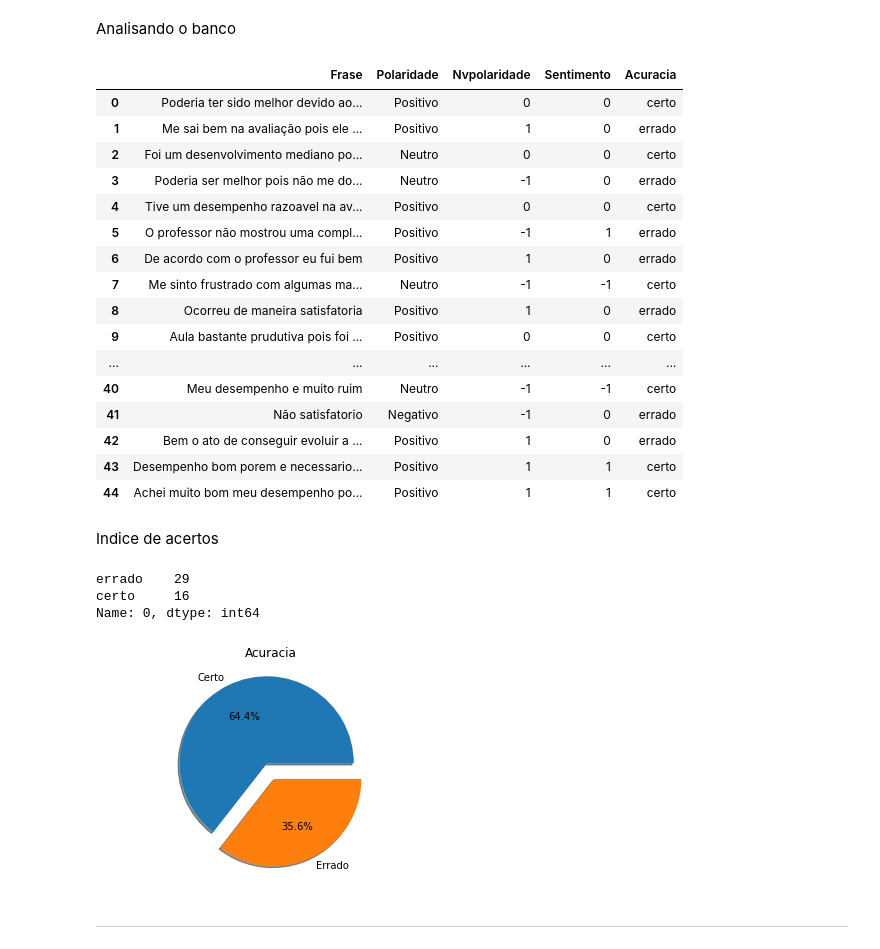
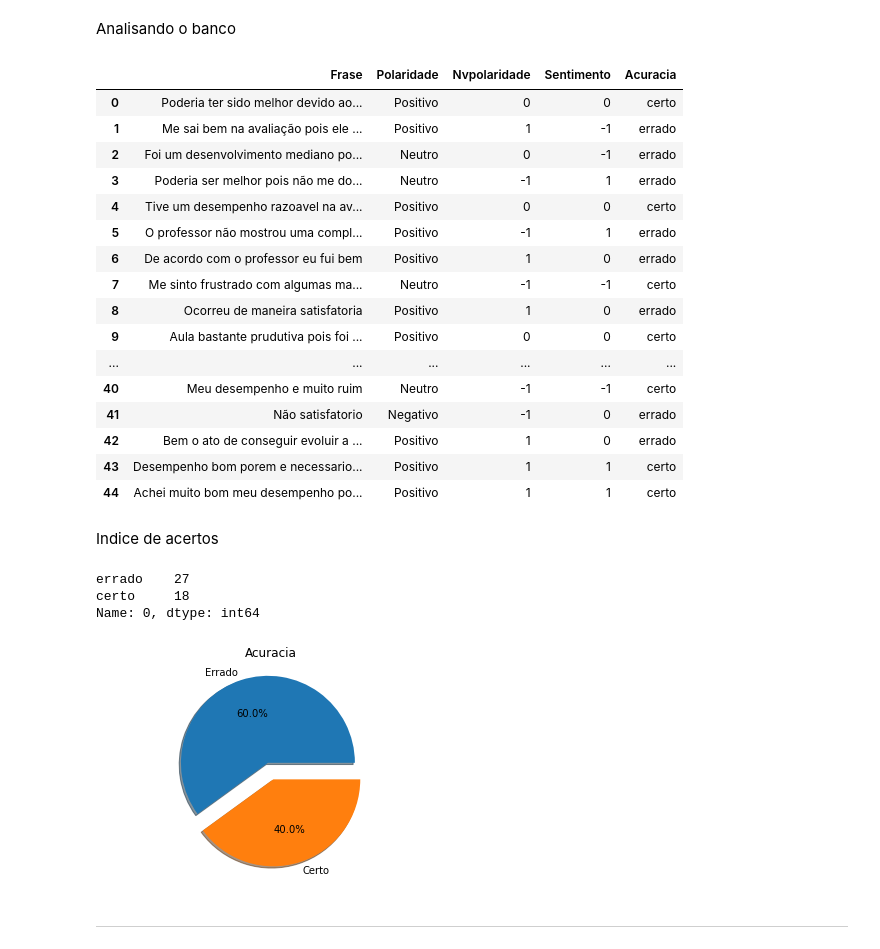
Before and after one commit to DaisonSilas/TCC, a Jupyter notebook: sentilexPT - Inicial.ipynb, the cells around one changed output. Drawn from its saved outputs; the diff is of its cells as text; code cells hidden in the pictures.

```diff
--- a/sentilexPT - Inicial.ipynb
+++ b/sentilexPT - Inicial.ipynb
@@ -8,7 +8,7 @@ import matplotlib.pyplot as plt
 # %% [markdown]
 Importando o Léxico
 # %%
-sentilexpt = open('SentiLex-lem-PT02.txt','r', encoding = 'utf-8')
+sentilexpt = open('SentiLex-lem-PT01.txt','r', encoding = 'utf-8')
 # %% [markdown]
 Iterar sobre o Léxico
 # %%
@@ -17,7 +17,7 @@ for i in sentilexpt.readlines():
     pos_ponto = i.find('.')
     palavra = (i[:pos_ponto])
     pol_pos = i.find('POL')
-    polaridade = (i[pol_pos+7:pol_pos+9]).replace(';',' ')
+    polaridade = (i[pol_pos+4:pol_pos+6]).replace(';',' ')
     dic_palavra_polaridade[palavra] = polaridade
 # %% [markdown]
 Atribuindo valores a cada palavra de acordo com o Sentilex na frase de entrada e retornar o valor final da frase completa atraves do operador somatorio (sum)
@@ -112,9 +112,9 @@ banco
 # %% [output]
 |  | Frase | Polaridade | Nvpolaridade | Sentimento | Acuracia |
 | 0 | Poderia ter sido melhor devido ao... | Positivo | 0 | 0 | certo |
-| 1 | Me sai bem na avaliação pois ele ... | Positivo | 1 | 0 | errado |
-| 2 | Foi um desenvolvimento mediano po... | Neutro | 0 | 0 | certo |
-| 3 | Poderia ser melhor pois não me do... | Neutro | -1 | 0 | errado |
+| 1 | Me sai bem na avaliação pois ele ... | Positivo | 1 | -1 | errado |
+| 2 | Foi um desenvolvimento mediano po... | Neutro | 0 | -1 | errado |
+| 3 | Poderia ser melhor pois não me do... | Neutro | -1 | 1 | errado |
 | 4 | Tive um desempenho razoavel na av... | Positivo | 0 | 0 | certo |
 | 5 | O professor não mostrou uma compl... | Positivo | -1 | 1 | errado |
 | 6 | De acordo com o professor eu fui bem | Positivo | 1 | 0 | errado |
@@ -132,19 +132,19 @@ Indice de acertos
 # %%
 acuracia[0].value_counts()
 # %% [output]
-errado    29
-certo     16
+errado    27
+certo     18
 Name: 0, dtype: int64
 # %%
 x = acuracia[0].value_counts()
-labels_list = ['Certo', 'Errado']
+labels_list = ['Errado', 'Certo']
 plt.axis('equal')
 ex=(0.1,0.1)
 plt.pie(x, labels=labels_list, autopct='%1.1f%%', explode=ex, shadow=True)
 plt.title('Acuracia')
 plt.show()
 # %% [output]
-[figure, old version]
+[figure, new version]
 # %% [markdown]
 _______________________________________________________________________________________________________________________________
 # %% [markdown]
```
Also changed, not shown: parts of 3 cells of this notebook, 1 other file.
